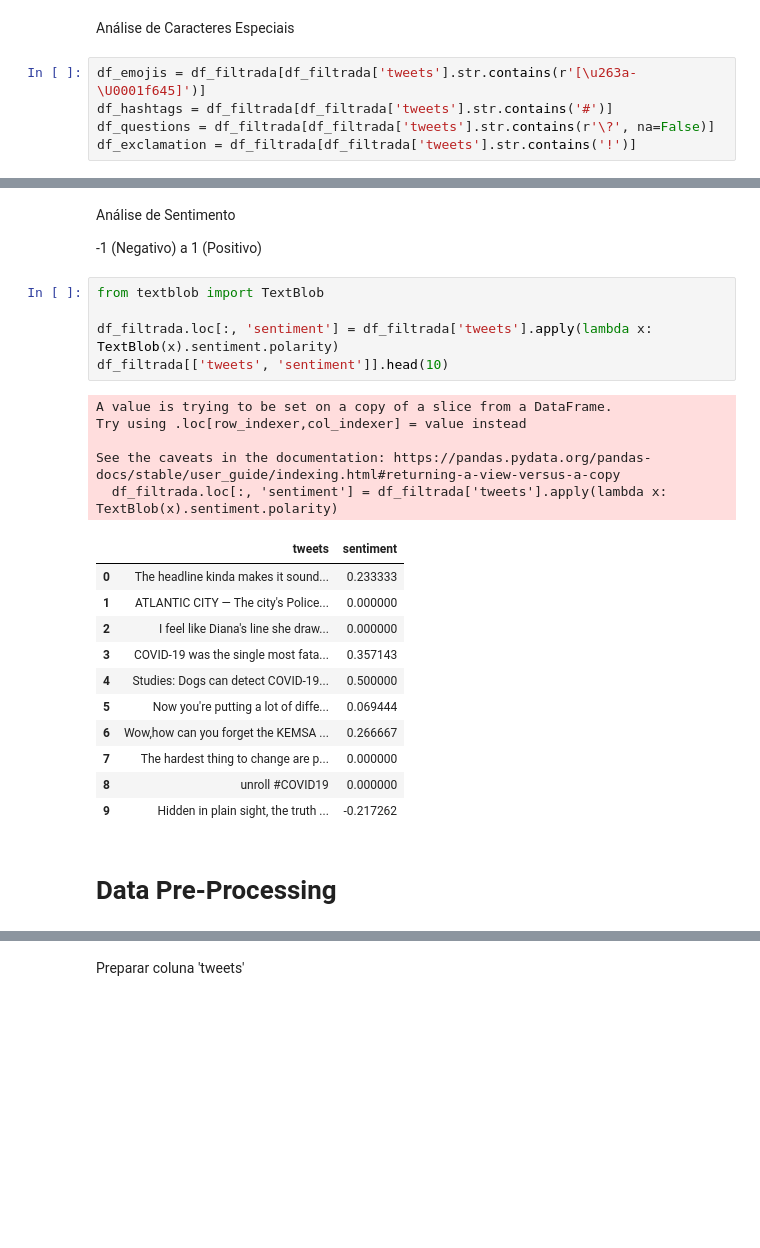
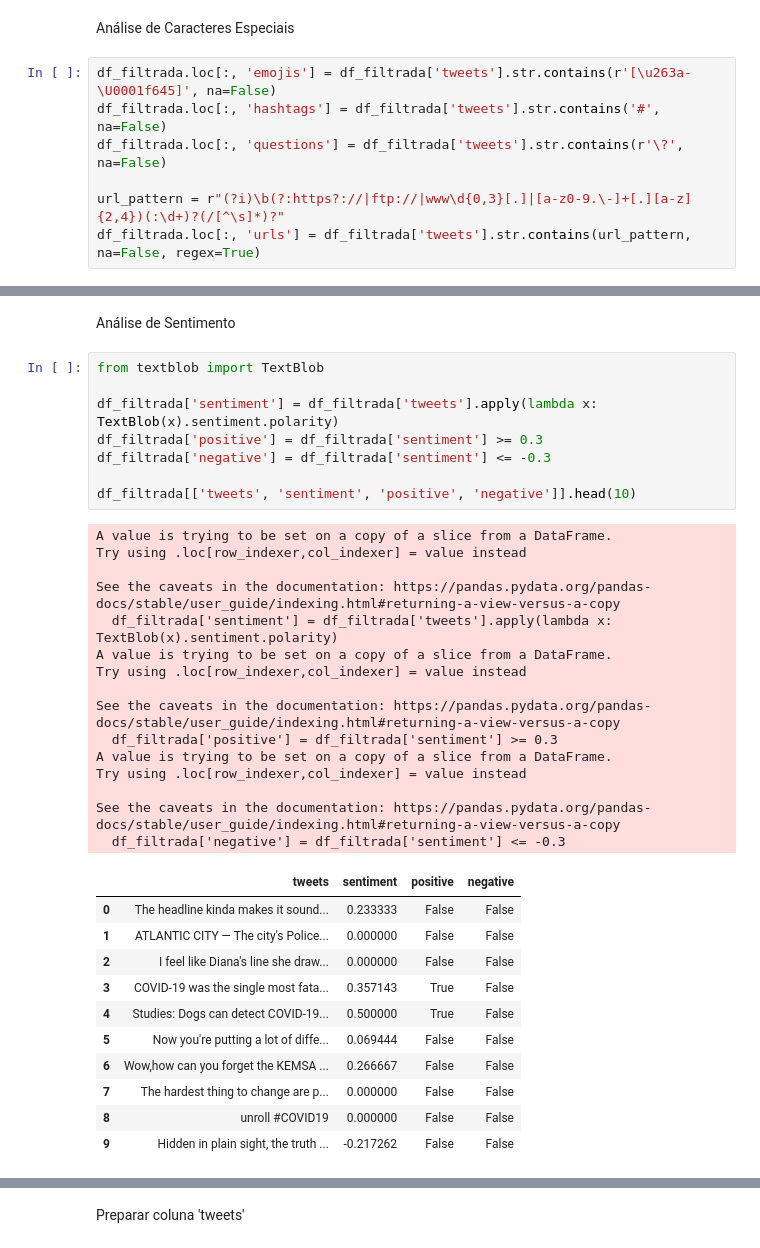
Before and after one commit to aliciamarzola/tp_icd, a Jupyter notebook: LikesPrediction.ipynb, the cells around one changed output, grey strips where cells are left out. Drawn from its saved outputs; the diff is of its cells as text; blank space fills up the shorter version.

```diff
--- a/LikesPrediction.ipynb
+++ b/LikesPrediction.ipynb
@@ -247,7 +223,9 @@ Há 335 tweets com mais de 1000 likes.
 # %% [markdown]
 Análise de Caracteres Especiais
 # %%
-df_emojis = df_filtrada[df_filtrada['tweets'].str.contains(r'[\u263a-\U0001f645]')]
-df_hashtags = df_filtrada[df_filtrada['tweets'].str.contains('#')]
-df_questions = df_filtrada[df_filtrada['tweets'].str.contains(r'\?', na=False)]
-df_exclamation = df_filtrada[df_filtrada['tweets'].str.contains('!')]
+df_filtrada.loc[:, 'emojis'] = df_filtrada['tweets'].str.contains(r'[\u263a-\U0001f645]', na=False)
+df_filtrada.loc[:, 'hashtags'] = df_filtrada['tweets'].str.contains('#', na=False)
+df_filtrada.loc[:, 'questions'] = df_filtrada['tweets'].str.contains(r'\?', na=False)
+
+url_pattern = r"(?i)\b(?:https?://|ftp://|www\d{0,3}[.]|[a-z0-9.\-]+[.][a-z]{2,4})(:\d+)?(/[^\s]*)?"
+df_filtrada.loc[:, 'urls'] = df_filtrada['tweets'].str.contains(url_pattern, na=False, regex=True)
@@ -274,28 +253,37 @@ plt.show()
 # %% [markdown]
 Análise de Sentimento
-
--1 (Negativo) a 1 (Positivo)
 # %%
 from textblob import TextBlob
 
-df_filtrada.loc[:, 'sentiment'] = df_filtrada['tweets'].apply(lambda x: TextBlob(x).sentiment.polarity)
-df_filtrada[['tweets', 'sentiment']].head(10)
+df_filtrada['sentiment'] = df_filtrada['tweets'].apply(lambda x: TextBlob(x).sentiment.polarity)
+df_filtrada['positive'] = df_filtrada['sentiment'] >= 0.3
+df_filtrada['negative'] = df_filtrada['sentiment'] <= -0.3
+
+df_filtrada[['tweets', 'sentiment', 'positive', 'negative']].head(10)
 # %% [output]
 A value is trying to be set on a copy of a slice from a DataFrame.
 Try using .loc[row_indexer,col_indexer] = value instead
 
 See the caveats in the documentation: https://pandas.pydata.org/pandas-docs/stable/user_guide/indexing.html#returning-a-view-versus-a-copy
-  df_filtrada.loc[:, 'sentiment'] = df_filtrada['tweets'].apply(lambda x: TextBlob(x).sentiment.polarity)
+  df_filtrada['sentiment'] = df_filtrada['tweets'].apply(lambda x: TextBlob(x).sentiment.polarity)
+A value is trying to be set on a copy of a slice from a DataFrame.
+Try using .loc[row_indexer,col_indexer] = value instead
+
+See the caveats in the documentation: https://pandas.pydata.org/pandas-docs/stable/user_guide/indexing.html#returning-a-view-versus-a-copy
+  df_filtrada['positive'] = df_filtrada['sentiment'] >= 0.3
+A value is trying to be set on a copy of a slice from a DataFrame.
+Try using .loc[row_indexer,col_indexer] = value instead
+
+See the caveats in the documentation: https://pandas.pydata.org/pandas-docs/stable/user_guide/indexing.html#returning-a-view-versus-a-copy
+  df_filtrada['negative'] = df_filtrada['sentiment'] <= -0.3
-|  | tweets | sentiment |
-| 0 | The headline kinda makes it sound... | 0.233333 |
-| 1 | ATLANTIC CITY — The city's Police... | 0.000000 |
-| 2 | I feel like Diana's line she draw... | 0.000000 |
-| 3 | COVID-19 was the single most fata... | 0.357143 |
-| 4 | Studies: Dogs can detect COVID-19... | 0.500000 |
-| 5 | Now you're putting a lot of diffe... | 0.069444 |
-| 6 | Wow,how can you forget the KEMSA ... | 0.266667 |
-| 7 | The hardest thing to change are p... | 0.000000 |
-| 8 | unroll #COVID19 | 0.000000 |
-| 9 | Hidden in plain sight, the truth ... | -0.217262 |
+|  | tweets | sentiment | positive | negative |
+| 0 | The headline kinda makes it sound... | 0.233333 | False | False |
+| 1 | ATLANTIC CITY — The city's Police... | 0.000000 | False | False |
+| 2 | I feel like Diana's line she draw... | 0.000000 | False | False |
+| 3 | COVID-19 was the single most fata... | 0.357143 | True | False |
+| 4 | Studies: Dogs can detect COVID-19... | 0.500000 | True | False |
+| 5 | Now you're putting a lot of diffe... | 0.069444 | False | False |
+| 6 | Wow,how can you forget the KEMSA ... | 0.266667 | False | False |
+| 7 | The hardest thing to change are p... | 0.000000 | False | False |
+| 8 | unroll #COVID19 | 0.000000 | False | False |
+| 9 | Hidden in plain sight, the truth ... | -0.217262 | False | False |
-# %% [markdown]
-# Data Pre-Processing
```
Also changed, not shown: parts of 27 cells of this notebook, 2 other files.
